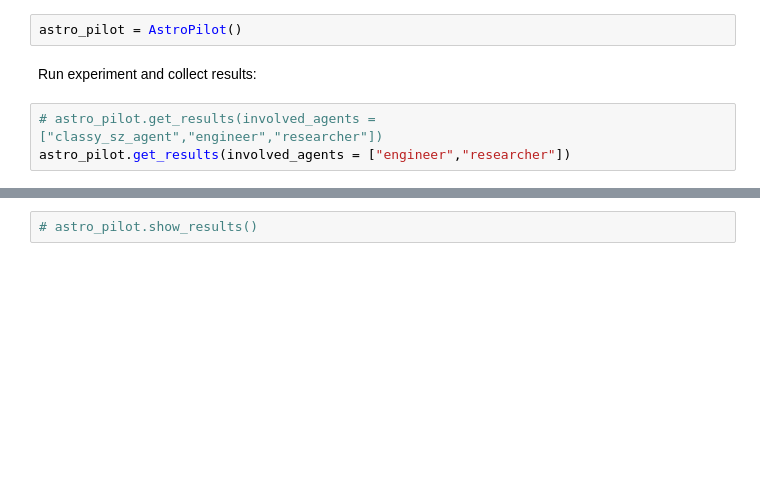
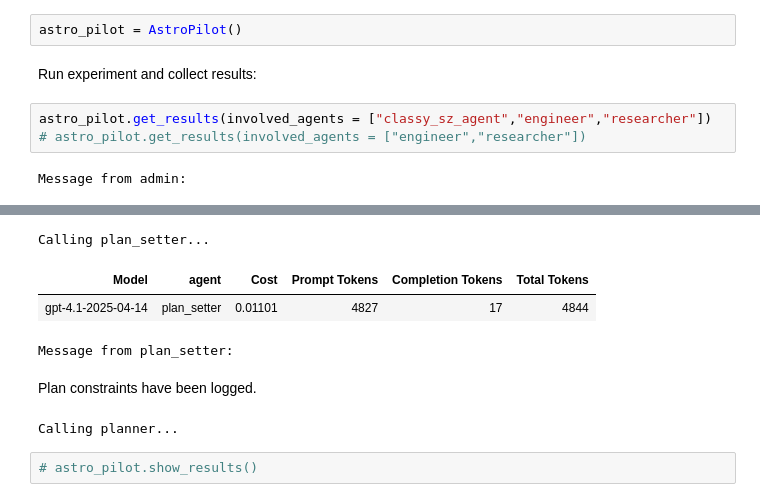
Before and after one commit to jakobtfaber/Denario, a Jupyter notebook: notebooks/astropilot_get_results.ipynb, the cells around one changed output, grey strips where cells are left out. Cells and saved outputs as stored; diff of their text form; blank space fills up the shorter version.

```diff
--- a/notebooks/astropilot_get_results.ipynb
+++ b/notebooks/astropilot_get_results.ipynb
@@ -28,5 +28,7 @@ astro_pilot = AstroPilot()
 # %% [markdown]
 Run experiment and collect results:
 # %%
-# astro_pilot.get_results(involved_agents = ["classy_sz_agent","engineer","researcher"])
-astro_pilot.get_results(involved_agents = ["engineer","researcher"])
+astro_pilot.get_results(involved_agents = ["classy_sz_agent","engineer","researcher"])
+# astro_pilot.get_results(involved_agents = ["engineer","researcher"])
+# %% [output]
+Message from admin:
@@ -33,2 +95,8 @@ astro_pilot.get_results(involved_agents = ["engineer","researcher"])
+Calling plan_setter...
+| Model | agent | Cost | Prompt Tokens | Completion Tokens | Total Tokens |
+| gpt-4.1-2025-04-14 | plan_setter | 0.01101 | 4827 | 17 | 4844 |
+Message from plan_setter:
+Plan constraints have been logged.
+Calling planner...
 # %%
 # astro_pilot.show_results()
```
Also changed, not shown: parts of 1 cell of this notebook, 6 other files.
